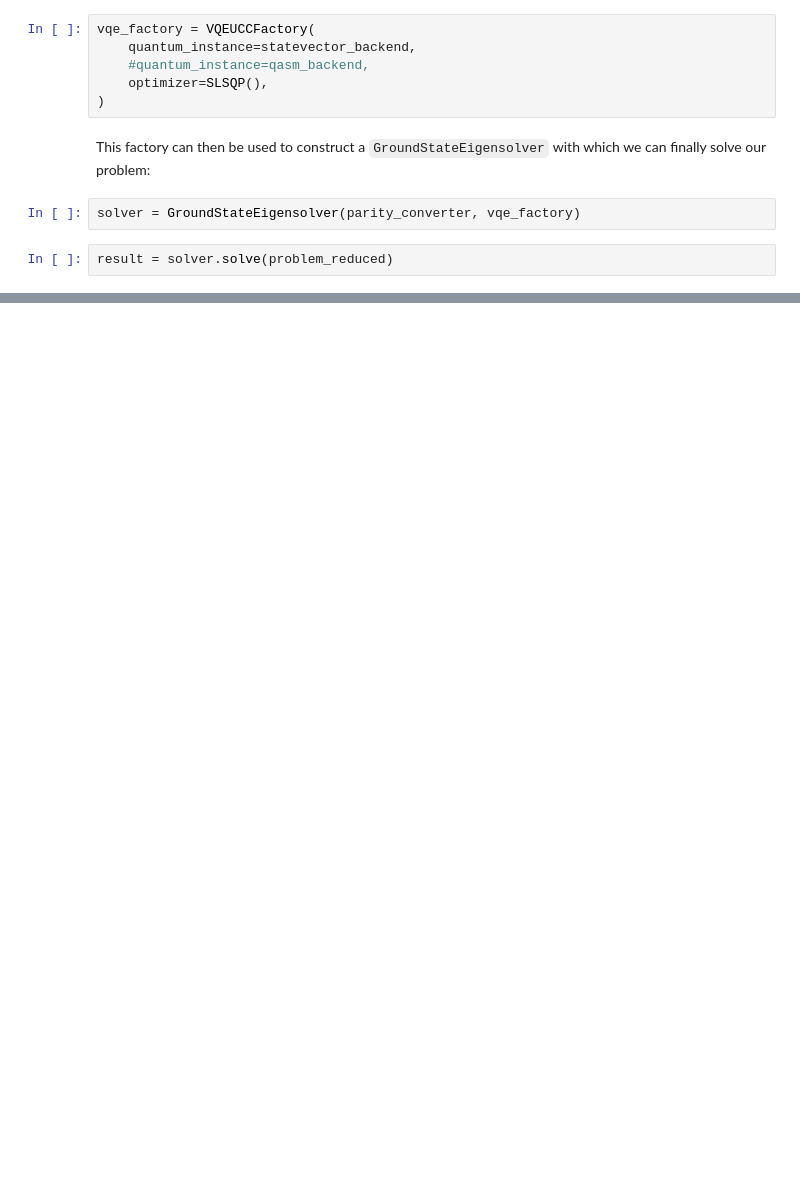
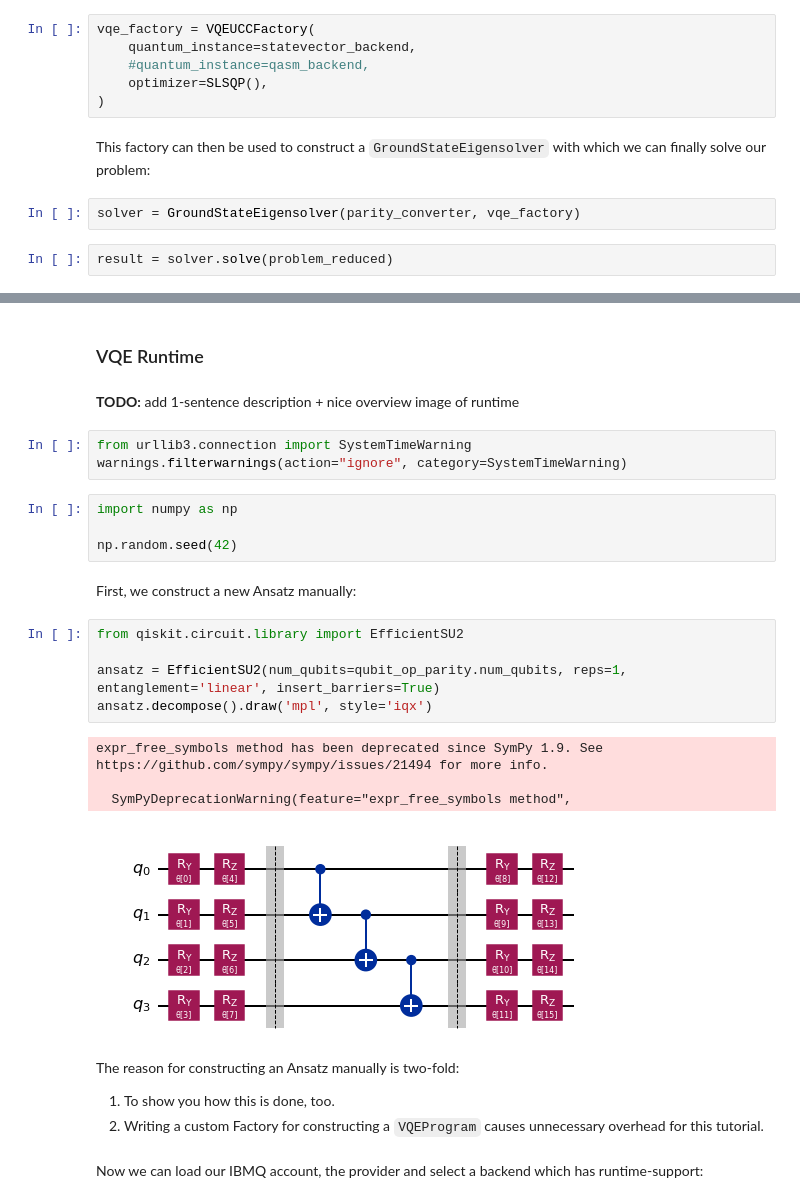
Before and after one commit to qiskit-community/qiskit-application-modules-demo-sessions, a Jupyter notebook: qiskit-nature/Qiskit_Nature_YouTube_Tutorial.ipynb, the cells around one changed output, grey strips where cells are left out. Drawn from its saved outputs; the diff is of its cells as text; blank space fills up the shorter version.

Commit message:
Update tutorial notebook to v2

```diff
--- a/qiskit-nature/Qiskit_Nature_YouTube_Tutorial.ipynb
+++ b/qiskit-nature/Qiskit_Nature_YouTube_Tutorial.ipynb
@@ -338,0 +369,30 @@ print(result)
+# %% [markdown]
+### VQE Runtime
+# %% [markdown]
+**TODO:** add 1-sentence description + nice overview image of runtime
+# %%
+from urllib3.connection import SystemTimeWarning
+warnings.filterwarnings(action="ignore", category=SystemTimeWarning)
+# %%
+import numpy as np
+
+np.random.seed(42)
+# %% [markdown]
+First, we construct a new Ansatz manually:
+# %%
+from qiskit.circuit.library import EfficientSU2
+
+ansatz = EfficientSU2(num_qubits=qubit_op_parity.num_qubits, reps=1, entanglement='linear', insert_barriers=True)
+ansatz.decompose().draw('mpl', style='iqx')
+# %% [output]
+expr_free_symbols method has been deprecated since SymPy 1.9. See
+https://github.com/sympy/sympy/issues/21494 for more info.
+
+  SymPyDeprecationWarning(feature="expr_free_symbols method",
+[figure, added]
+# %% [markdown]
+The reason for constructing an Ansatz manually is two-fold:
+1. To show you how this is done, too.
+2. Writing a custom Factory for constructing a `VQEProgram` causes unnecessary overhead for this tutorial.
+# %% [markdown]
+Now we can load our IBMQ account, the provider and select a backend which has runtime-support:
```
Also changed, not shown: parts of 44 cells of this notebook, 15 other files.
